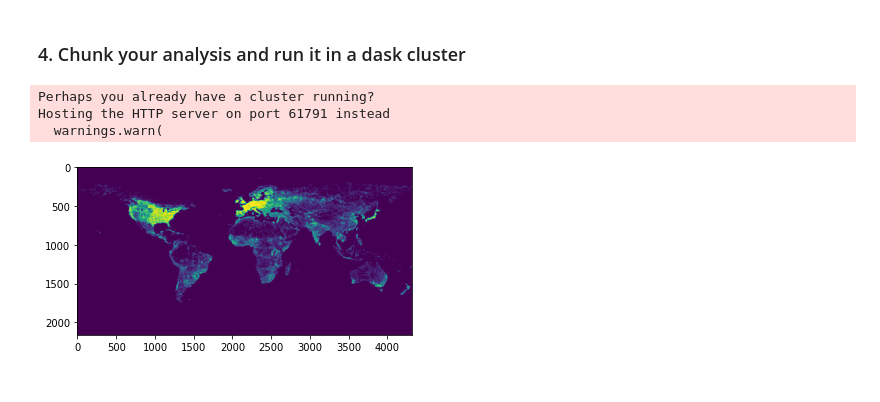
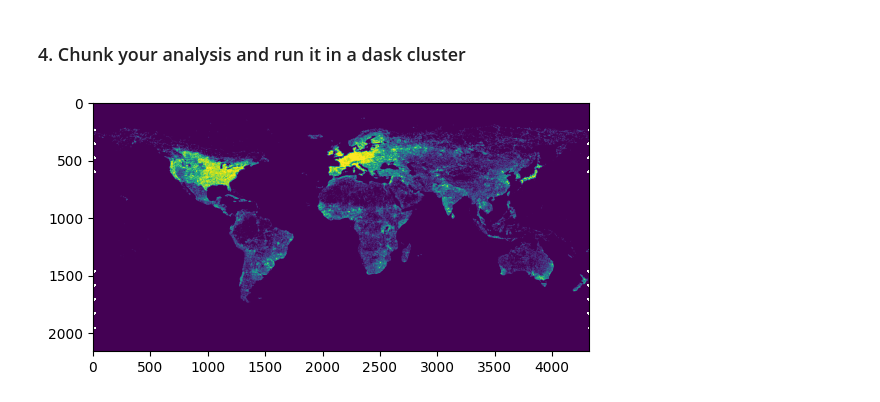
Before and after one commit to Vizzuality/cog_worker, a Jupyter notebook: docs/examples/1. quick-start.ipynb, the cells around one changed output. Saved outputs shown, nothing was run; the diff lists cells and outputs as text; code cells hidden in the pictures.

```diff
--- a/docs/examples/1. quick-start.ipynb
+++ b/docs/examples/1. quick-start.ipynb
@@ -28,11 +28,11 @@ from cog_worker import Worker, Manager
 import numpy as np
 
 # Define an analysis function to read and process COG data sources
-def MyAnalysis(worker: Worker) -> np.ndarray:
+def my_analysis(worker: Worker) -> np.ndarray:
 
     # 1. Read a COG (reprojecting, resampling and clipping as necessary)
     array: np.ndarray = worker.read('roads_cog.tif')
-
+    #print(array.data.min(), array.data.max())
     # 2. Work on the array
     # ...
 
@@ -110,25 +110,23 @@ def focal_mean(
 # %%
 from cog_worker.distributed import DaskManager
 from dask.distributed import LocalCluster, Client
 
 # Set up a Manager with that connects to a Dask cluster
-cluster = LocalCluster()
-client = Client(cluster)
-distributed_manager = DaskManager(
-    client,
-    proj = 'wgs84',
-    scale = 0.083333,
-    bounds = (-180, -90, 180, 90),
-    buffer = 128
-)
 
-# Execute in worker pool and save chunks to disk as they complete.
-distributed_manager.chunk_save('output.tif', my_analysis, chunksize=2048)
+with LocalCluster() as cluster, Client(cluster) as client:
+    distributed_manager = DaskManager(
+        client,
+        proj = 'wgs84',
+        scale = 0.083333,
+        bounds = (-180, -90, 180, 90),
+        buffer = 128
+    )
 
-with rio.open('output.tif') as src:
-    show(src.read())
+    # Execute in worker pool and save chunks to disk as they complete.
+    distributed_manager.chunk_save('output.tif', my_analysis, chunksize=2048)
+
+    with rio.open('output.tif') as src:
+        arr = src.read(masked=True)
+        show(arr)
 # %% [output]
-Perhaps you already have a cluster running?
-Hosting the HTTP server on port 61791 instead
-  warnings.warn(
-[figure, old version]
+[figure, new version]
```
Also changed, not shown: parts of 2 cells of this notebook, 48 other files.
